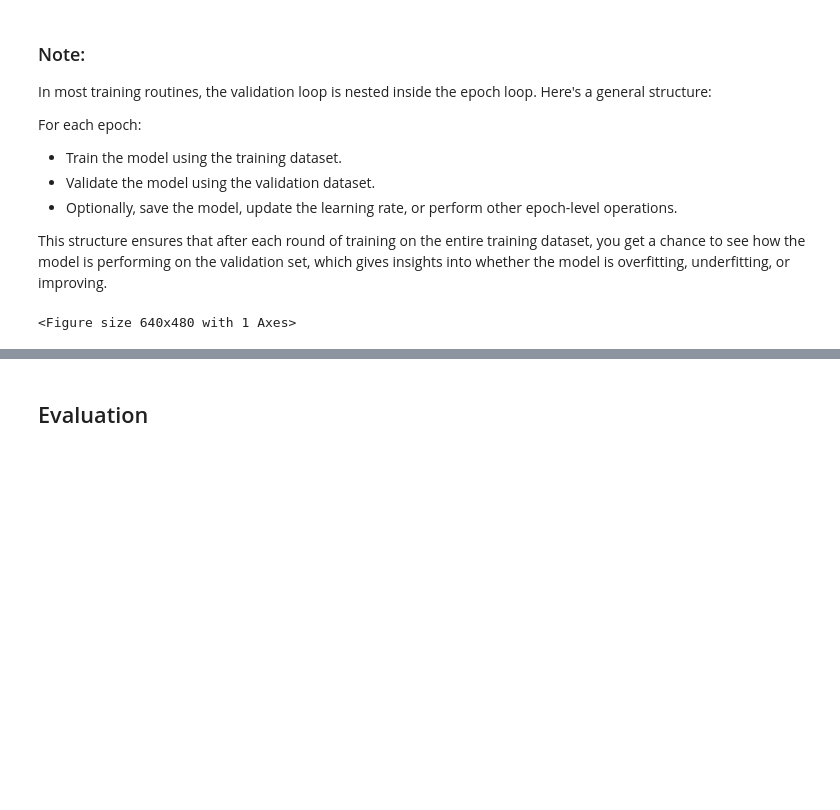
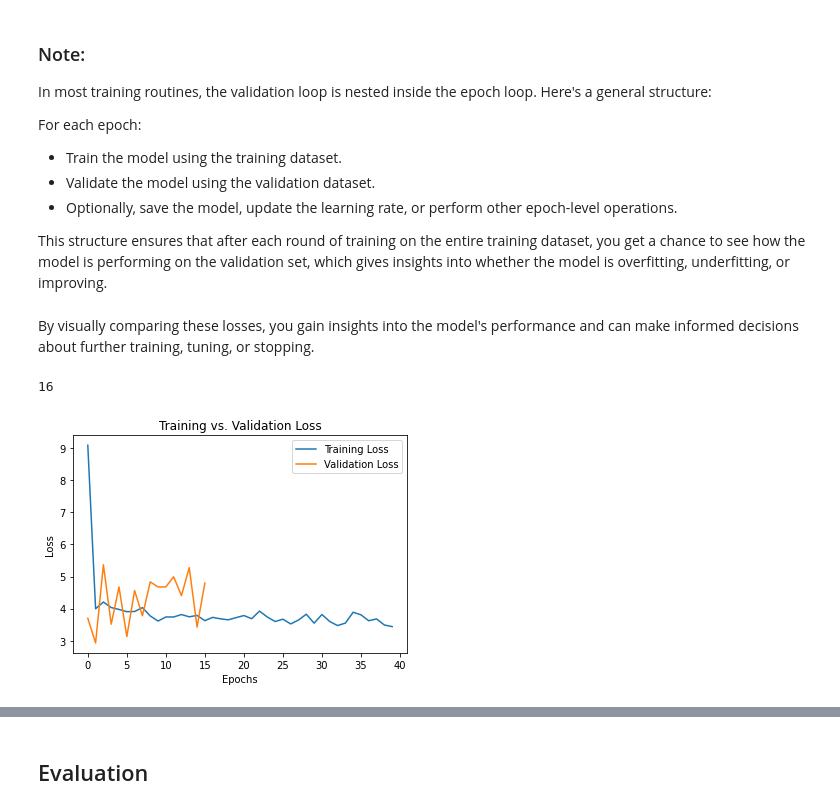
Before and after one commit to lsafarne/AIBites, a Jupyter notebook: Language_Model.ipynb, the cells around one changed output, grey strips where cells are left out. Drawn from its saved outputs; the diff is of its cells as text; code cells hidden in the pictures; blank space fills up the shorter version.

```diff
--- a/Language_Model.ipynb
+++ b/Language_Model.ipynb
@@ -253,13 +261,13 @@ for epoch in range(num_epochs):
     model.eval()
     val_loss = 0
     with torch.no_grad():
-        for data, targets in valid_loader:
+        for batch_idx, (data, targets) in enumerate(valid_loader):
             data, targets = data.to(device), targets.to(device)
             outputs = model(data)
             valid_loss = criterion(outputs.view(-1, vocab_size), targets.view(-1))
             val_loss += valid_loss.item()
-            if batch_idx % 500 == 0:
-                print(f"Epoch: {epoch+1} | Batch: {batch_idx+1} | train_Loss: {valid_loss.item()}")
+            if batch_idx % 100 == 0:
+                print(f"Epoch: {epoch+1} | Batch: {batch_idx+1} | validation_Loss: {valid_loss.item()}")
                 val_losses.append(valid_loss)
         # Calculate the average validation loss for this epoch
         avg_val_loss = val_loss / len(valid_loader)
@@ -299,15 +305,19 @@ For each epoch:
 </ul>
 
 This structure ensures that after each round of training on the entire training dataset, you get a chance to see how the model is performing on the validation set, which gives insights into whether the model is overfitting, underfitting, or improving.
+# %% [markdown]
+By visually comparing these losses, you gain insights into the model's performance and can make informed decisions about further training, tuning, or stopping.
 # %%
 import matplotlib.pyplot as plt
 # train_losses = [l.item() for l in train_losses]
 plt.plot(train_losses, label='Training Loss')
-#plt.plot(val_losses, label='Validation Loss')
+plt.plot(val_losses, label='Validation Loss')
+print(len(val_losses))
 plt.xlabel('Epochs')
 plt.ylabel('Loss')
 plt.legend()
 plt.title('Training vs. Validation Loss')
 plt.show()
 # %% [output]
-<Figure size 640x480 with 1 Axes>
+16
+[figure, added]
```
Also changed, not shown: parts of 7 cells of this notebook.
